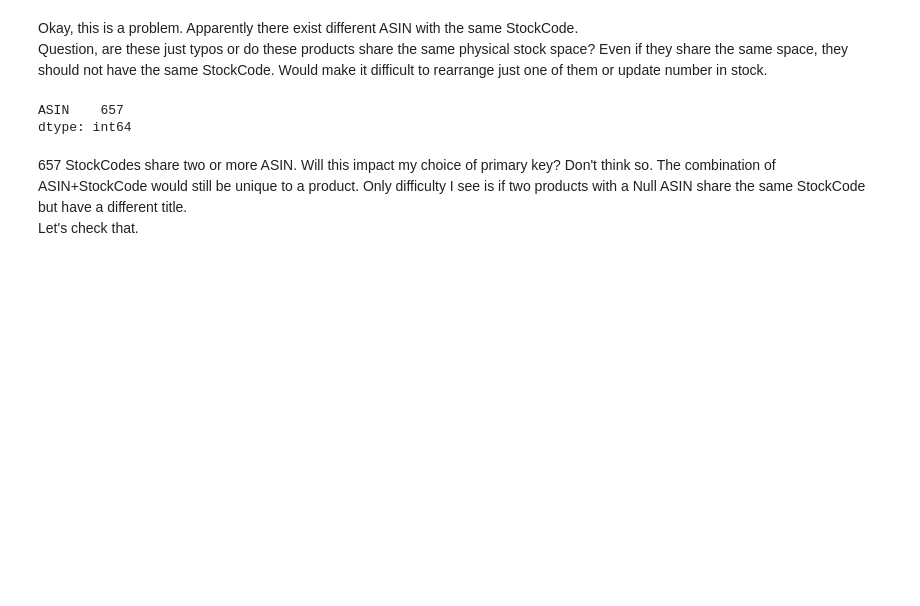
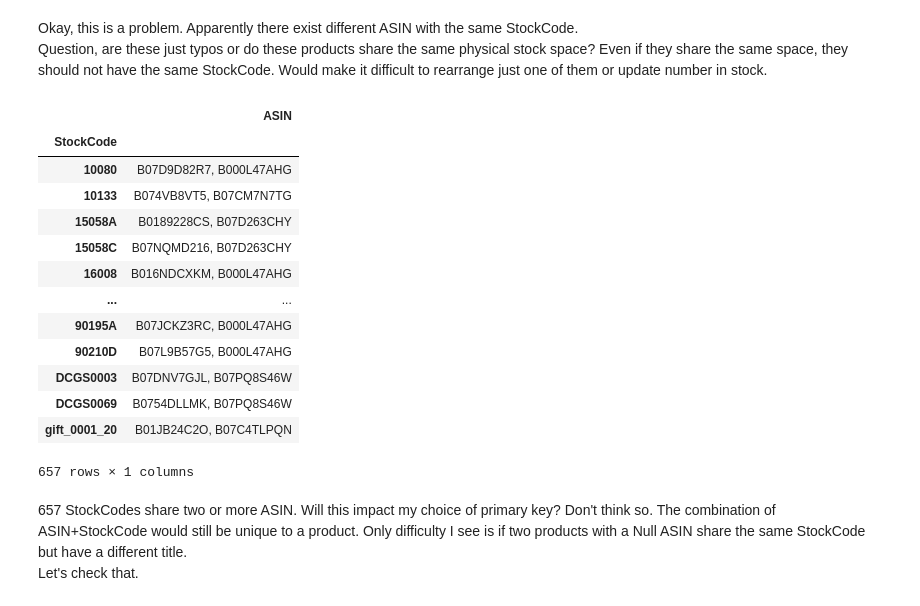
Before and after one commit to jmb-oddbook/ecom_project, a Jupyter notebook: read_in.ipynb, the cells around one changed output. Drawn from its saved outputs; the diff is of its cells as text; code cells hidden in the pictures; blank space fills up the shorter version.

```diff
--- a/read_in.ipynb
+++ b/read_in.ipynb
@@ -24,10 +24,22 @@ Question, are these just typos or do these products share the same physical stoc
 # %%
 out = stock.astype(str).groupby('StockCode').agg(lambda x: ', '.join(x.unique()))
 out = out.loc[out['ASIN'].str.len() > 10]
-out.count()
+out#.count()
 # %% [output]
+|  | ASIN |
+| StockCode |  |
+| 10080 | B07D9D82R7, B000L47AHG |
+| 10133 | B074VB8VT5, B07CM7N7TG |
+| 15058A | B0189228CS, B07D263CHY |
+| 15058C | B07NQMD216, B07D263CHY |
+| 16008 | B016NDCXKM, B000L47AHG |
+| ... | ... |
+| 90195A | B07JCKZ3RC, B000L47AHG |
+| 90210D | B07L9B57G5, B000L47AHG |
+| DCGS0003 | B07DNV7GJL, B07PQ8S46W |
+| DCGS0069 | B0754DLLMK, B07PQ8S46W |
+| gift_0001_20 | B01JB24C2O, B07C4TLPQN |
-ASIN    657
-dtype: int64
+657 rows × 1 columns
 # %% [markdown]
 657 StockCodes share two or more ASIN. Will this impact my choice of primary key? Don't think so. The combination of ASIN+StockCode would still be unique to a product. Only difficulty I see is if two products with a Null ASIN share the same StockCode but have a different title.<br />
 Let's check that.
```
Also changed, not shown: parts of 20 cells of this notebook.
